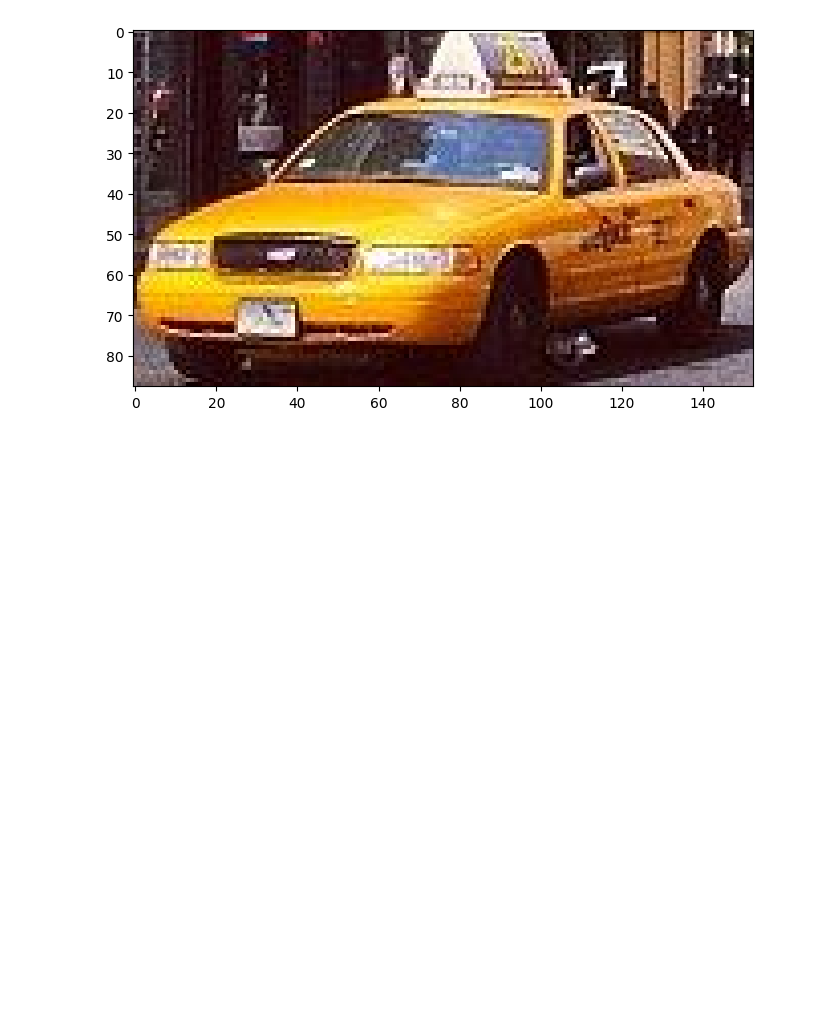
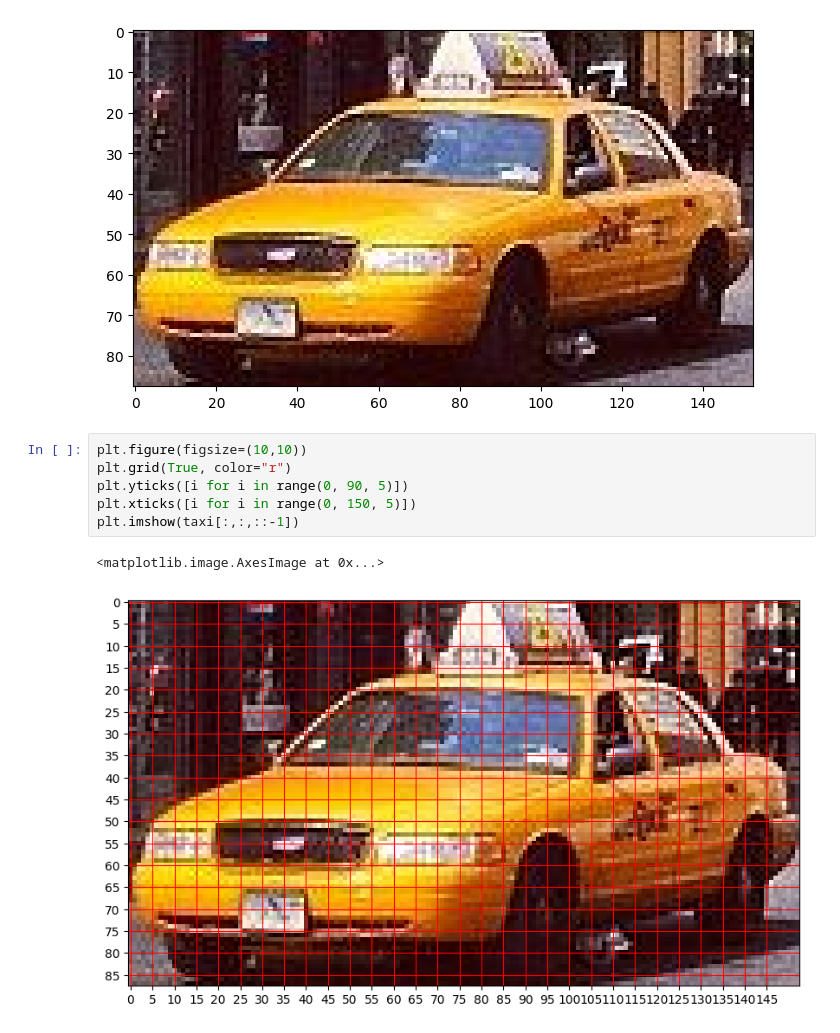
Before and after one commit to JesperIsacson/Embedded_A1, a Jupyter notebook: problem1.ipynb, the cells around one changed output. Cells and saved outputs as stored; diff of their text form; blank space fills up the shorter version.

```diff
--- a/problem1.ipynb
+++ b/problem1.ipynb
@@ -27,3 +27,12 @@ plt.figure(figsize=(8,8))
 plt.imshow(taxi[:,:,::-1]);
 # %% [output]
 [figure]
+# %%
+plt.figure(figsize=(10,10))
+plt.grid(True, color="r")
+plt.yticks([i for i in range(0, 90, 5)])
+plt.xticks([i for i in range(0, 150, 5)])
+plt.imshow(taxi[:,:,::-1])
+# %% [output]
+<matplotlib.image.AxesImage at 0x...>
+[figure, added]
```
Also changed, not shown: parts of 5 cells of this notebook, 1 other file.
